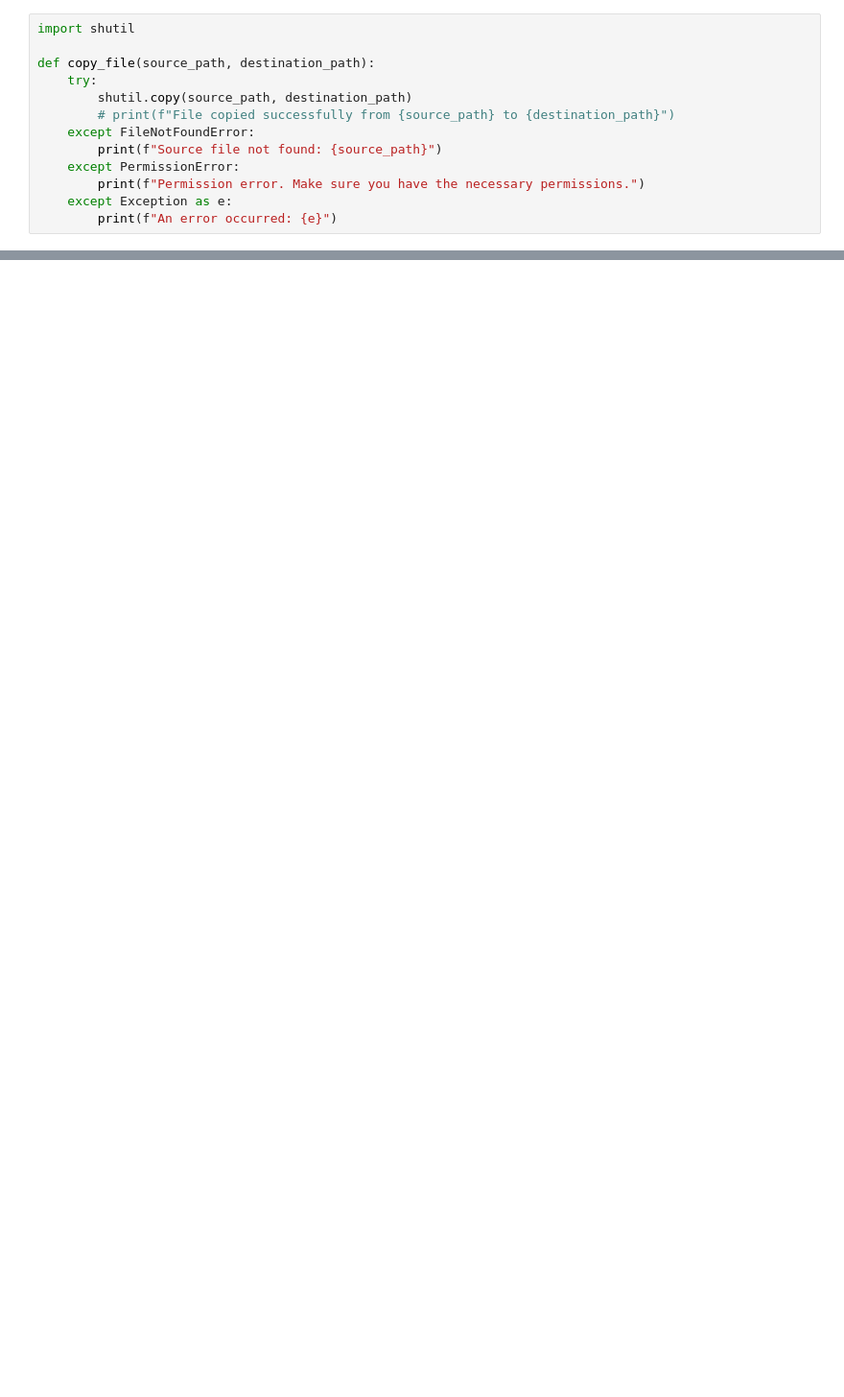
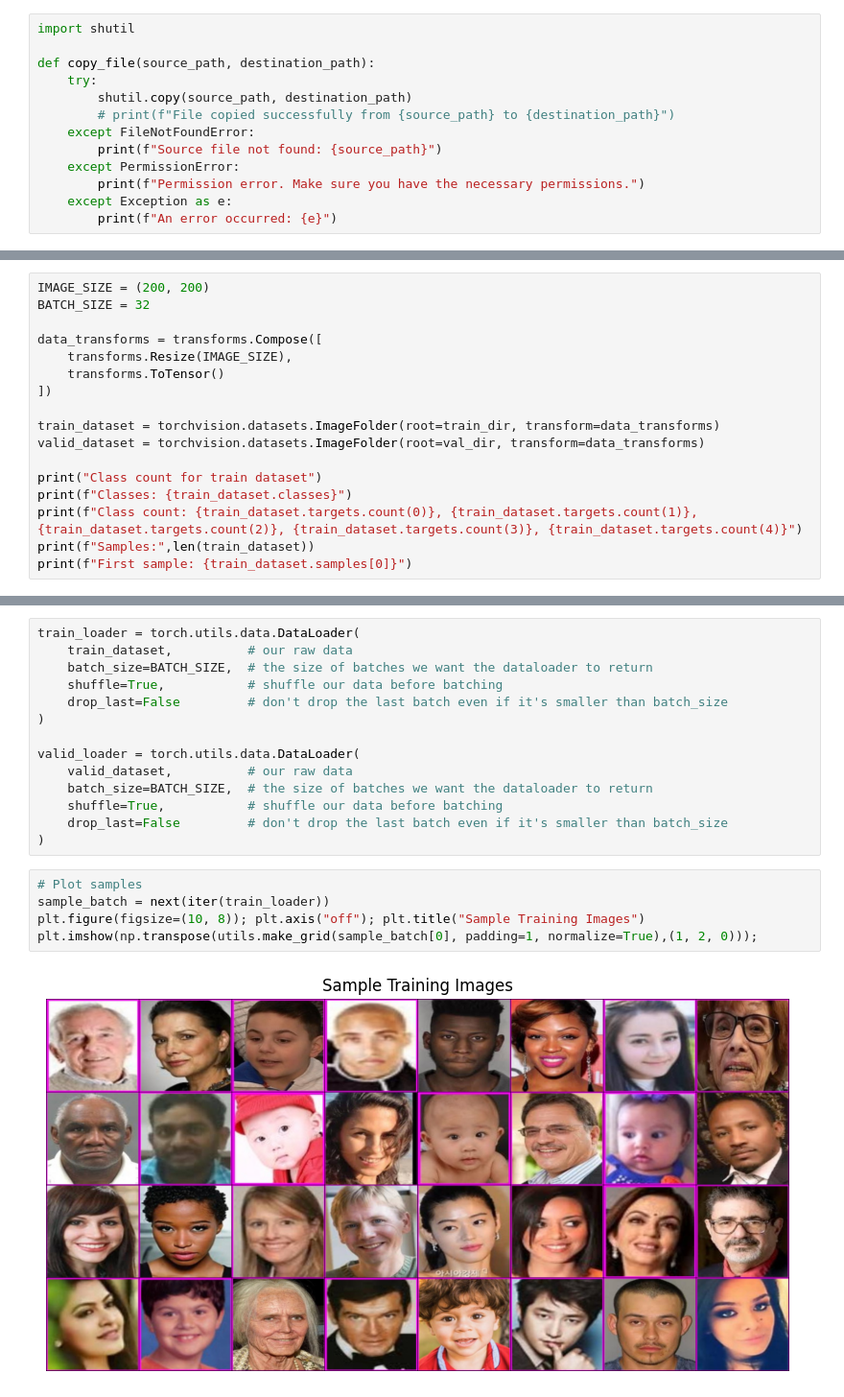
Before and after one commit to sivakornchong/fd_widerface_yolov8, a Jupyter notebook: age_classification.ipynb, the cells around one changed output, grey strips where cells are left out. Shown: that part at 96% size. Cells and saved outputs as stored; diff of their text form; blank space fills up the shorter version.

Commit message:
run until model training

```diff
--- a/age_classification.ipynb
+++ b/age_classification.ipynb
@@ -259,0 +329,17 @@ def assign_folders(savedir, dataset):
+# %%
+IMAGE_SIZE = (200, 200)
+BATCH_SIZE = 32
+
+data_transforms = transforms.Compose([
+    transforms.Resize(IMAGE_SIZE),
+    transforms.ToTensor()
+])
+
+train_dataset = torchvision.datasets.ImageFolder(root=train_dir, transform=data_transforms)
+valid_dataset = torchvision.datasets.ImageFolder(root=val_dir, transform=data_transforms)
+
+print("Class count for train dataset")
+print(f"Classes: {train_dataset.classes}")
+print(f"Class count: {train_dataset.targets.count(0)}, {train_dataset.targets.count(1)}, {train_dataset.targets.count(2)}, {train_dataset.targets.count(3)}, {train_dataset.targets.count(4)}")
+print(f"Samples:",len(train_dataset))
+print(f"First sample: {train_dataset.samples[0]}")
@@ -259,0 +352,21 @@ def assign_folders(savedir, dataset):
+# %%
+train_loader = torch.utils.data.DataLoader(
+    train_dataset,          # our raw data
+    batch_size=BATCH_SIZE,  # the size of batches we want the dataloader to return
+    shuffle=True,           # shuffle our data before batching
+    drop_last=False         # don't drop the last batch even if it's smaller than batch_size
+)
+
+valid_loader = torch.utils.data.DataLoader(
+    valid_dataset,          # our raw data
+    batch_size=BATCH_SIZE,  # the size of batches we want the dataloader to return
+    shuffle=True,           # shuffle our data before batching
+    drop_last=False         # don't drop the last batch even if it's smaller than batch_size
+)
+# %%
+# Plot samples
+sample_batch = next(iter(train_loader))
+plt.figure(figsize=(10, 8)); plt.axis("off"); plt.title("Sample Training Images")
+plt.imshow(np.transpose(utils.make_grid(sample_batch[0], padding=1, normalize=True),(1, 2, 0)));
+# %% [output]
+[figure, added]
```
Also changed, not shown: parts of 15 cells of this notebook.
